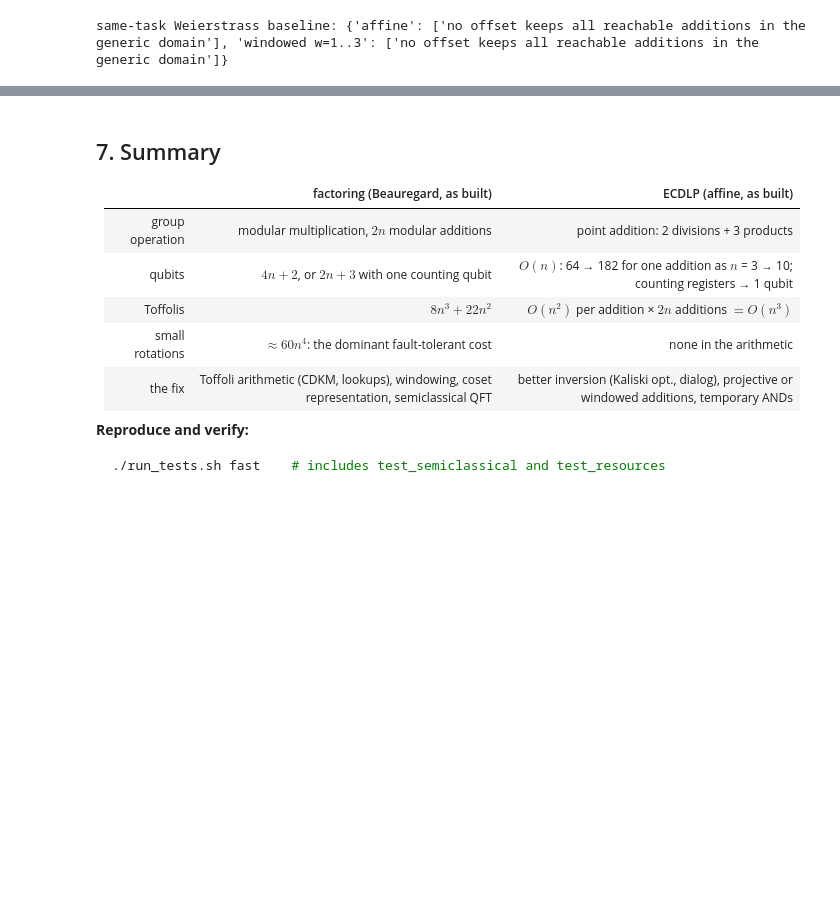
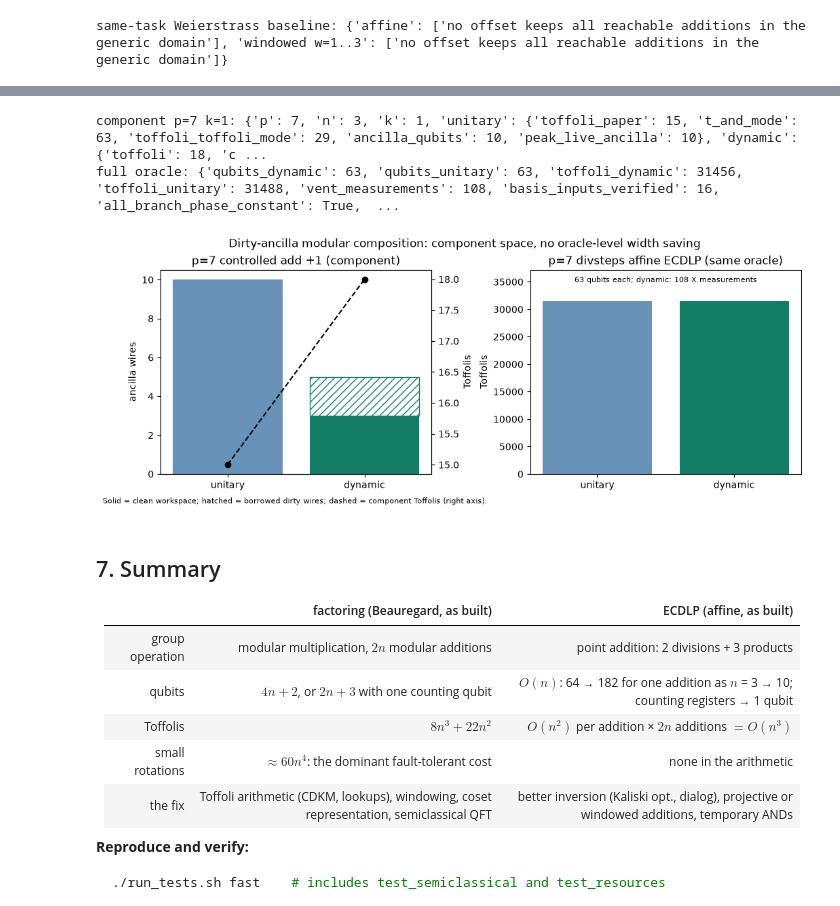
Before and after one commit to jtcoolen/shor_qiskit, a Jupyter notebook: notebooks/shor_walkthrough.ipynb, the cells around one changed output, grey strips where cells are left out. Saved outputs shown, nothing was run; the diff lists cells and outputs as text; code cells hidden in the pictures; blank space fills up the shorter version.

```diff
--- a/notebooks/shor_walkthrough.ipynb
+++ b/notebooks/shor_walkthrough.ipynb
@@ -1958,3 +1986,14 @@ same-task Weierstrass baseline: {'affine': ['no offset keeps all reachable addit
+# %%
+from plot_optimisation_frontiers import dynamic_figure
+dyn = json.loads((ROOT / 'bench' / 'ec_dynamic_modarith.json').read_text())
+print('component p=7 k=1:', next(r for r in dyn['modadd'] if r['p'] == 7 and r['k'] == 1))
+print('full oracle:', dyn['oracle']['divsteps'])
+display(dynamic_figure())
+plt.close('all')
+# %% [output]
+component p=7 k=1: {'p': 7, 'n': 3, 'k': 1, 'unitary': {'toffoli_paper': 15, 't_and_mode': 63, 'toffoli_toffoli_mode': 29, 'ancilla_qubits': 10, 'peak_live_ancilla': 10}, 'dynamic': {'toffoli': 18, 'c ...
+full oracle: {'qubits_dynamic': 63, 'qubits_unitary': 63, 'toffoli_dynamic': 31456, 'toffoli_unitary': 31488, 'vent_measurements': 108, 'basis_inputs_verified': 16, 'all_branch_phase_constant': True,  ...
+[figure, added]
 # %% [markdown]
 ## 7. Summary
 
```
Also changed, not shown: parts of 4 cells of this notebook, 7 other files.
